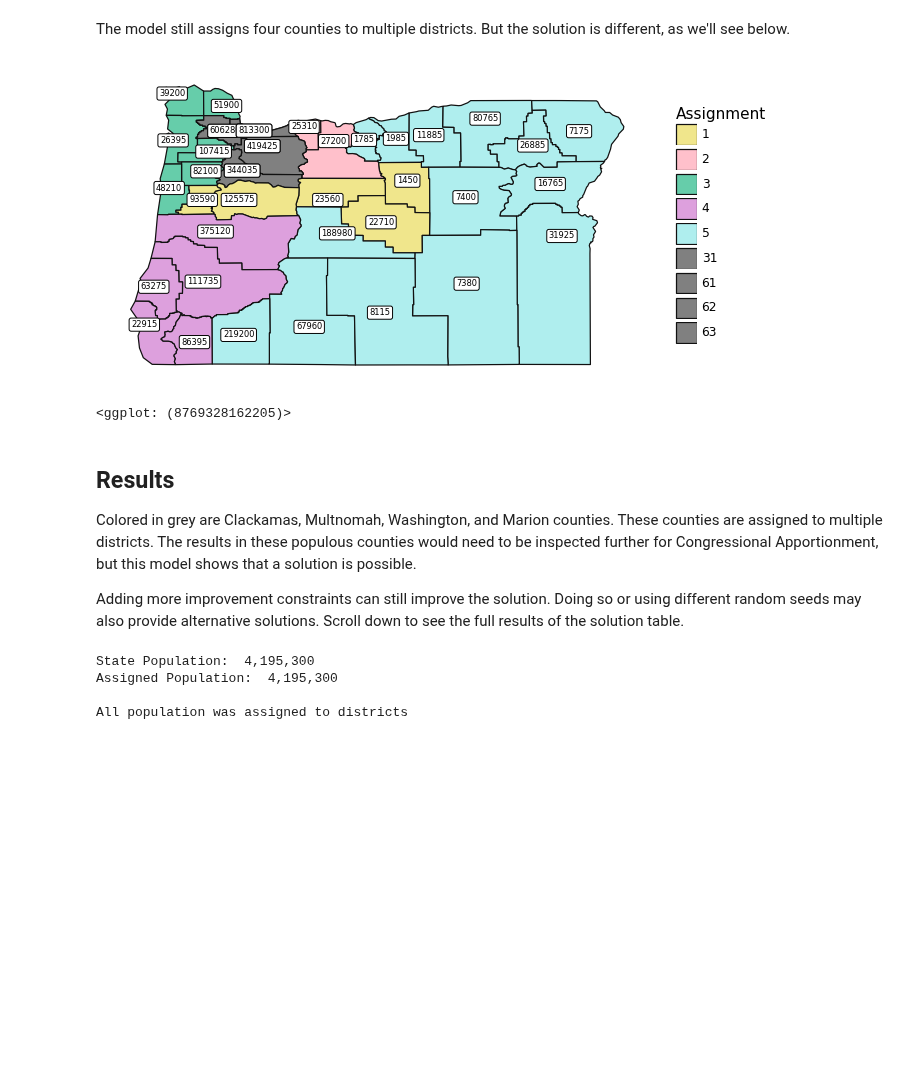
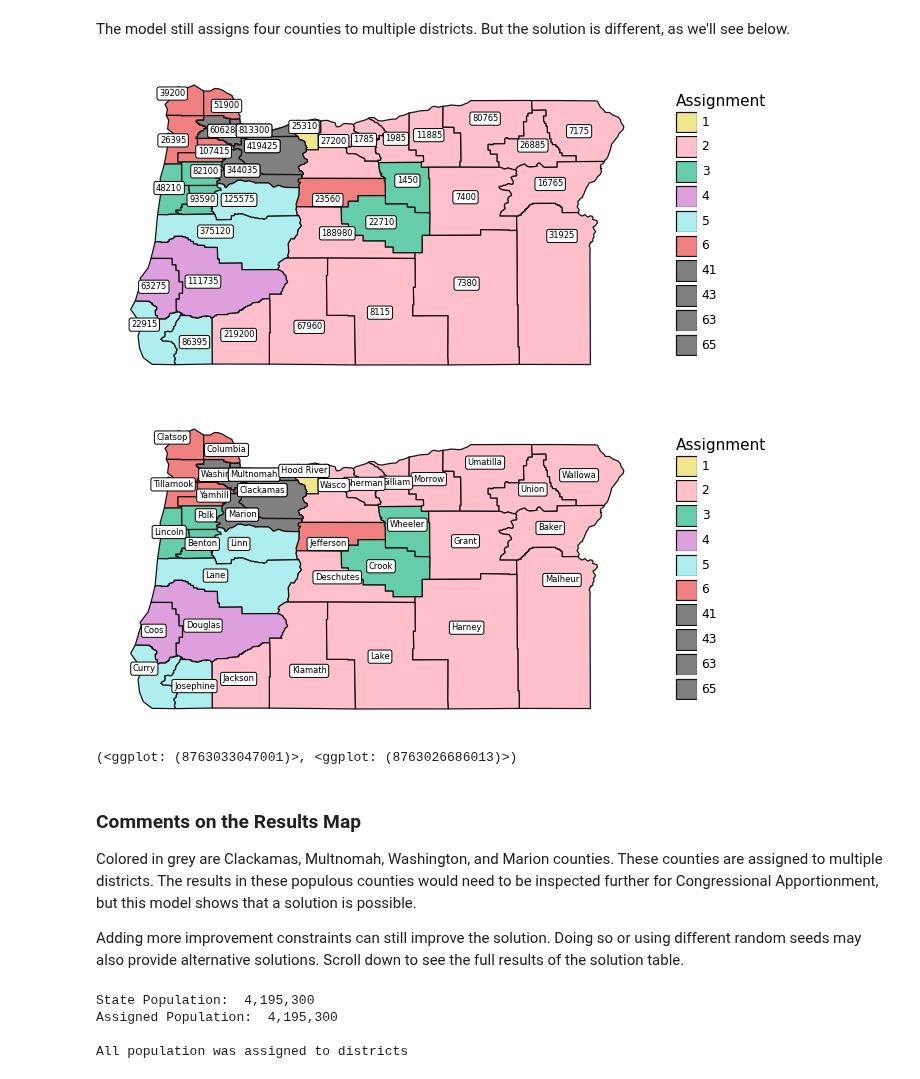
Before and after one commit to wpbSabi/python_optimization, a Jupyter notebook: oregon_districts/OregonDistrictsModel.ipynb, the cells around one changed output. Drawn from its saved outputs; the diff is of its cells as text; code cells hidden in the pictures; blank space fills up the shorter version.

```diff
--- a/oregon_districts/OregonDistrictsModel.ipynb
+++ b/oregon_districts/OregonDistrictsModel.ipynb
@@ -214,6 +222,7 @@ allocation = np.array(DV_variable_x).reshape(36,6)
 # %%
 # This objective function minimizes the counties are split among multiple districts.
 objective_function = lpSum(assignment)
+model += objective_function
 # %%
 # Initial Assignment / Allocation Constraints
 
@@ -343,18 +366,25 @@ assignment_results = assignment_results.merge(df, left_on='County', right_on='Co
+# %%
+color_dict = { 1 : 'khaki',
+               2 : 'pink',
+               3 : 'mediumaquamarine',
+               4 : 'plum',
+               5 : 'paleturquoise',
+               6 : 'lightcoral',
+               12: 'grey', 13: 'grey', 14: 'grey', 15: 'grey', 16: 'grey',
+               21: 'grey', 23: 'grey', 24: 'grey', 25: 'grey', 26: 'grey',
+               31: 'grey', 32: 'grey', 34: 'grey', 35: 'grey', 36: 'grey',
+               41: 'grey', 42: 'grey', 43: 'grey', 45: 'grey', 46: 'grey',
+               51: 'grey', 52: 'grey', 53: 'grey', 54: 'grey', 56: 'grey',
+               61: 'grey', 62: 'grey', 63: 'grey', 64: 'grey', 65: 'grey'}
 # %%
-color_dict = { 1 : 'khaki',
-               2 : 'pink',
-               3 : 'mediumaquamarine',
-               4 : 'plum',
-               5 : 'paleturquoise',
-               6 : 'lightcoral'}
 map_first_pass = shapefile_oregon.merge(assignment_results, left_on='NAME', right_on='County_Name',suffixes=('_left', '_right'))
 map_first_pass['District'] = map_first_pass['District']+1
 map_first_pass_labels = map_first_pass.merge(population_by_county, left_on='County_ID', right_on='County_ID',suffixes=('_left','_right'))
 map_first_pass_labels['District'] = map_first_pass_labels['District'].astype('category')
 map_first_pass_labels['Assignment'] = map_first_pass_labels['Assignment'].astype("category")
 # %%
-def oregon_map(map_data, colors):
-    plot_map = (
+def oregon_map(map_data):
+    plot_map_population_labels = (
         ggplot(map_data)
     + geom_map(aes(fill=str('Assignment'))) # geom_map(aes(fill='District'))
     + geom_label(aes(x = 'Longitude', y = 'Latitude', label='Population2018', size = 2), show_legend=False)
@@ -367,6 +397,20 @@ def oregon_map(map_data, colors):
             panel_grid_major = element_blank(),
             panel_grid_minor = element_blank(),
             figure_size=(7, 4))
-    + scale_fill_manual(values = colors))
-    return plot_map
+    + scale_fill_manual(values = color_dict))
+    plot_map_county_labels = (
+        ggplot(map_data)
+    + geom_map(aes(fill=str('Assignment'))) # geom_map(aes(fill='District'))
+    + geom_label(aes(x = 'Longitude', y = 'Latitude', label='County_Name_left', size = 2), show_legend=False)
+    + theme_minimal()
+    + theme(axis_text_x=element_blank(),
+            axis_text_y=element_blank(),
+            axis_title_x=element_blank(),
+            axis_title_y=element_blank(),
+            axis_ticks=element_blank(),
+            panel_grid_major = element_blank(),
+            panel_grid_minor = element_blank(),
+            figure_size=(7, 4))
+    + scale_fill_manual(values = color_dict))
+    return plot_map_population_labels, plot_map_county_labels
 # %%
@@ -655,10 +690,11 @@ color_dict2 = { 1 : 'khaki',
 # %%
-oregon_map(map_second_pass_labels, color_dict2)
+oregon_map(map_second_pass_labels)
 # %% [output]
-[figure, old version]
+[figure, new version]
+[figure, added]
-<ggplot: (8769328162205)>
+(<ggplot: (8763033047001)>, <ggplot: (8763026686013)>)
 # %% [markdown]
-## Results
+### Comments on the Results Map
 Colored in grey are Clackamas, Multnomah, Washington, and Marion counties. These counties are assigned to multiple districts. The results in these populous counties would need to be inspected further for Congressional Apportionment, but this model shows that a solution is possible.
 
 Adding more improvement constraints can still improve the solution.  Doing so or using different random seeds may also provide alternative solutions.  Scroll down to see the full results of the solution table.
```
Also changed, not shown: parts of 30 cells of this notebook.
